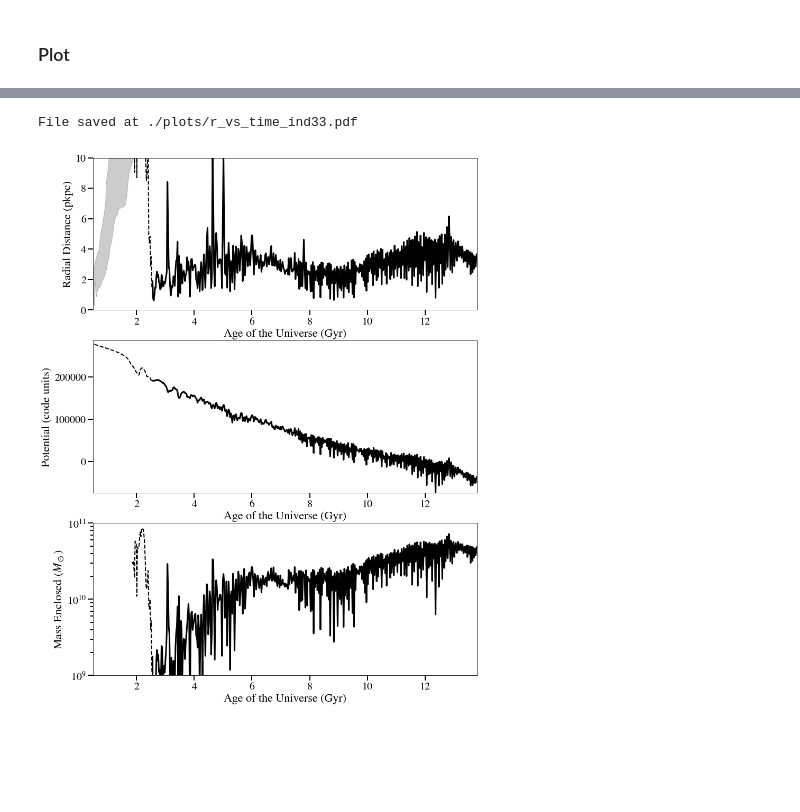
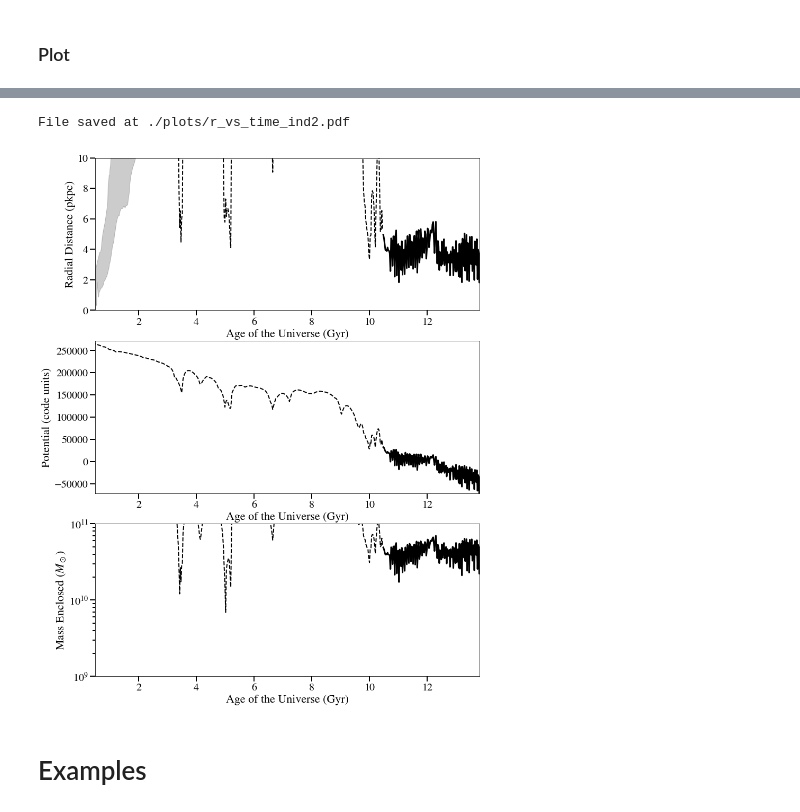
Before and after one commit to zhafen/clusters_of_FIRE, a Jupyter notebook: cluster_cosmological_history_analysis.ipynb, the cells around one changed output, grey strips where cells are left out. Saved outputs shown, nothing was run; the diff lists cells and outputs as text; code cells hidden in the pictures; blank space fills up the shorter version.

Commit message:
Updated some of the cosmological NBs to account for additional analysis and provide examples.

```diff
--- a/cluster_cosmological_history_analysis.ipynb
+++ b/cluster_cosmological_history_analysis.ipynb
@@ -95,7 +93,7 @@ ax = plt.gca()
 
 gs = matplotlib.gridspec.GridSpec(n_rows,1)
 
-sample_ind = 33
+sample_ind = 2
 sample_inds = [ sample_ind, ]
 
 shared_args = {
@@ -119,32 +117,34 @@ w_plotter.plot_streamlines_vs_time(
 )
 
 w_plotter.plot_streamlines_vs_time(
     y_key = 'Potential',
     ax = plt.subplot(gs[1,0]),
     x_range = [0.5, 13.8 ],
 #     y_range = [0., 30., ],
     y_label = 'Potential (code units)',
     **shared_args
 )
 
 w_plotter.plot_streamlines_vs_time(
     y_key = 'M_enc',
     ax = plt.subplot(gs[2,0]),
     x_range = [0.5, 13.8 ],
     y_range = [1e9, 1e11, ],
     y_scale = 'log',
     y_label = r'Mass Enclosed ($M_\odot$)',
     **shared_args
 )
 
 save_file = 'r_vs_time_ind{}.pdf'.format( sample_ind )
 plotting.save_fig(
     out_dir = './plots',
     save_file = save_file,
     fig = fig,
 )
 
 fig
 # %% [output]
-File saved at ./plots/r_vs_time_ind33.pdf
+File saved at ./plots/r_vs_time_ind2.pdf
-[figure, old version]
+[figure, new version]
+# %% [markdown]
+# Examples
```
Also changed, not shown: parts of 7 cells of this notebook, 5 other files.
